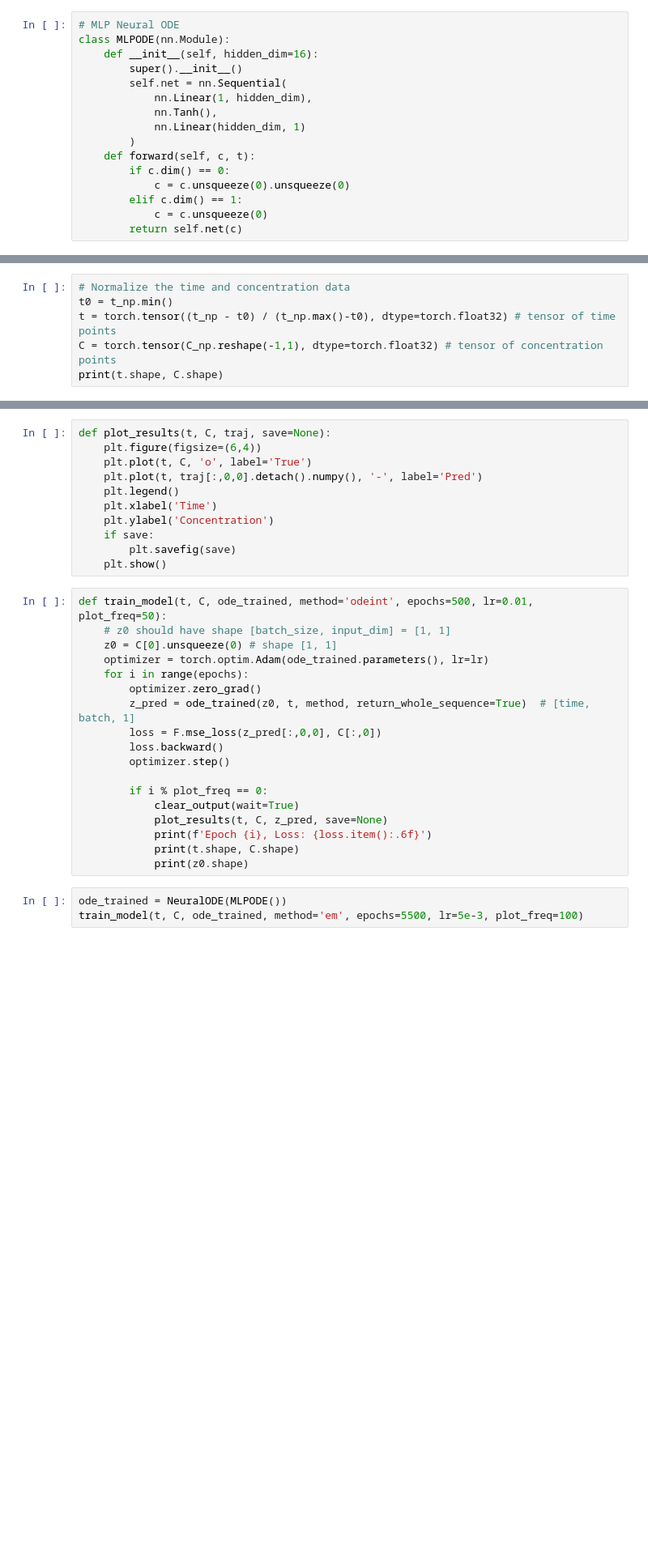
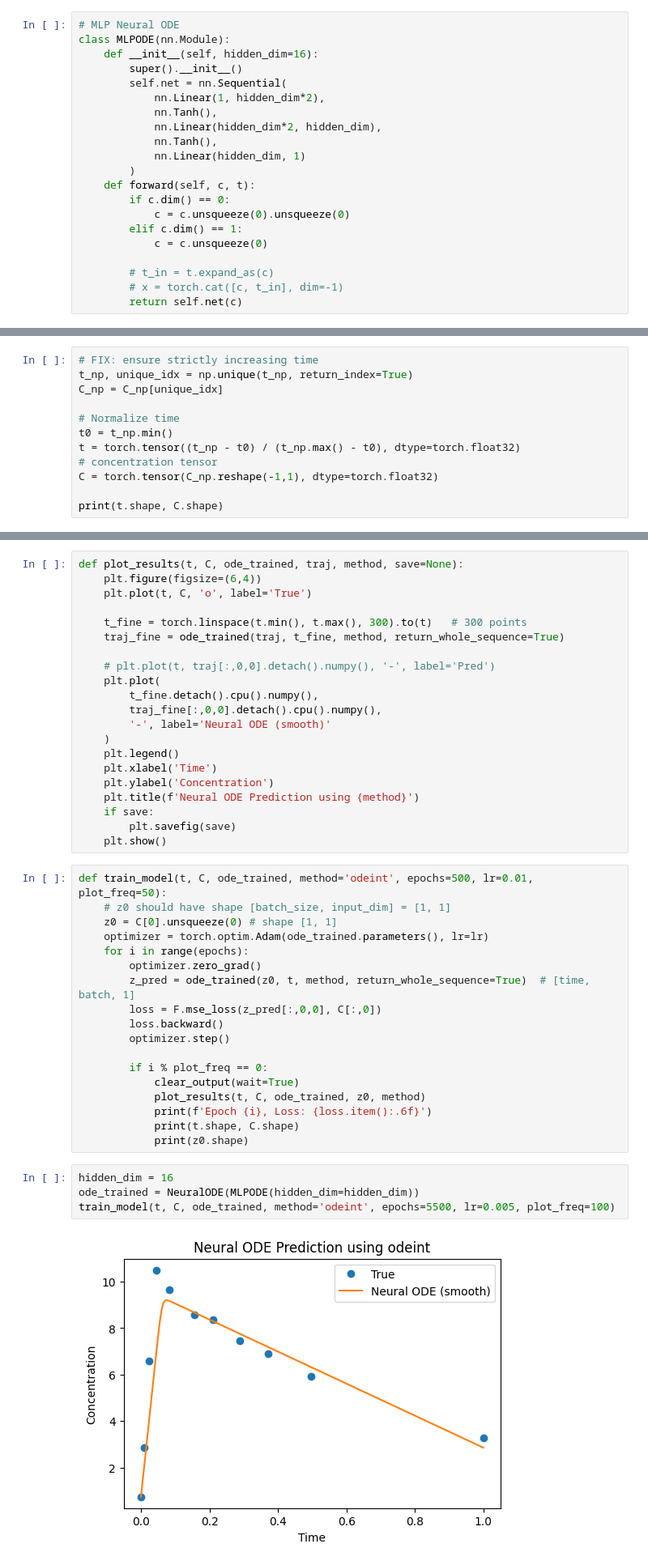
Before and after one commit to VNSwtHuo/MAT292_ODE_Project, a Jupyter notebook: models/NeuralODE/neuralODE.ipynb, the cells around one changed output, grey strips where cells are left out. Shown at 81% size. Saved outputs shown, nothing was run; the diff lists cells and outputs as text; blank space fills up the shorter version.

```diff
--- a/models/NeuralODE/neuralODE.ipynb
+++ b/models/NeuralODE/neuralODE.ipynb
@@ -233,7 +251,9 @@ class MLPODE(nn.Module):
     def __init__(self, hidden_dim=16):
         super().__init__()
         self.net = nn.Sequential(
-            nn.Linear(1, hidden_dim),
+            nn.Linear(1, hidden_dim*2),
+            nn.Tanh(),
+            nn.Linear(hidden_dim*2, hidden_dim),
             nn.Tanh(),
             nn.Linear(hidden_dim, 1)
         )
@@ -242,4 +262,7 @@ class MLPODE(nn.Module):
             c = c.unsqueeze(0).unsqueeze(0)
         elif c.dim() == 1:
             c = c.unsqueeze(0)
+
+        # t_in = t.expand_as(c)
+        # x = torch.cat([c, t_in], dim=-1)
         return self.net(c)
@@ -255,7 +315,13 @@ print(t_np.shape, C_np.shape)
 # %%
-# Normalize the time and concentration data
+# FIX: ensure strictly increasing time
+t_np, unique_idx = np.unique(t_np, return_index=True)
+C_np = C_np[unique_idx]
+
+# Normalize time
 t0 = t_np.min()
-t = torch.tensor((t_np - t0) / (t_np.max()-t0), dtype=torch.float32) # tensor of time points
-C = torch.tensor(C_np.reshape(-1,1), dtype=torch.float32) # tensor of concentration points
+t = torch.tensor((t_np - t0) / (t_np.max() - t0), dtype=torch.float32)
+# concentration tensor
+C = torch.tensor(C_np.reshape(-1,1), dtype=torch.float32)
+
 print(t.shape, C.shape)
 # %% [output]
@@ -263,11 +329,21 @@ torch.Size([45]) torch.Size([45, 1])
 # %%
-def plot_results(t, C, traj, save=None):
+def plot_results(t, C, ode_trained, traj, method, save=None):
     plt.figure(figsize=(6,4))
     plt.plot(t, C, 'o', label='True')
-    plt.plot(t, traj[:,0,0].detach().numpy(), '-', label='Pred')
+
+    t_fine = torch.linspace(t.min(), t.max(), 300).to(t)   # 300 points
+    traj_fine = ode_trained(traj, t_fine, method, return_whole_sequence=True)
+
+    # plt.plot(t, traj[:,0,0].detach().numpy(), '-', label='Pred')
+    plt.plot(
+        t_fine.detach().cpu().numpy(),
+        traj_fine[:,0,0].detach().cpu().numpy(),
+        '-', label='Neural ODE (smooth)'
+    )
     plt.legend()
     plt.xlabel('Time')
     plt.ylabel('Concentration')
+    plt.title(f'Neural ODE Prediction using {method}')
     if save:
         plt.savefig(save)
     plt.show()
@@ -285,11 +361,13 @@ def train_model(t, C, ode_trained, method='odeint', epochs=500, lr=0.01, plot_fr
 
         if i % plot_freq == 0:
             clear_output(wait=True)
-            plot_results(t, C, z_pred, save=None)
+            plot_results(t, C, ode_trained, z0, method)
             print(f'Epoch {i}, Loss: {loss.item():.6f}')
             print(t.shape, C.shape)
             print(z0.shape)
 # %%
-ode_trained = NeuralODE(MLPODE())
-train_model(t, C, ode_trained, method='em', epochs=5500, lr=5e-3, plot_freq=100)
+hidden_dim = 16
+ode_trained = NeuralODE(MLPODE(hidden_dim=hidden_dim))
+train_model(t, C, ode_trained, method='odeint', epochs=5500, lr=0.005, plot_freq=100)
 # %% [output]
+[figure, added]
```
Also changed, not shown: parts of 9 cells of this notebook, 10 other files.
